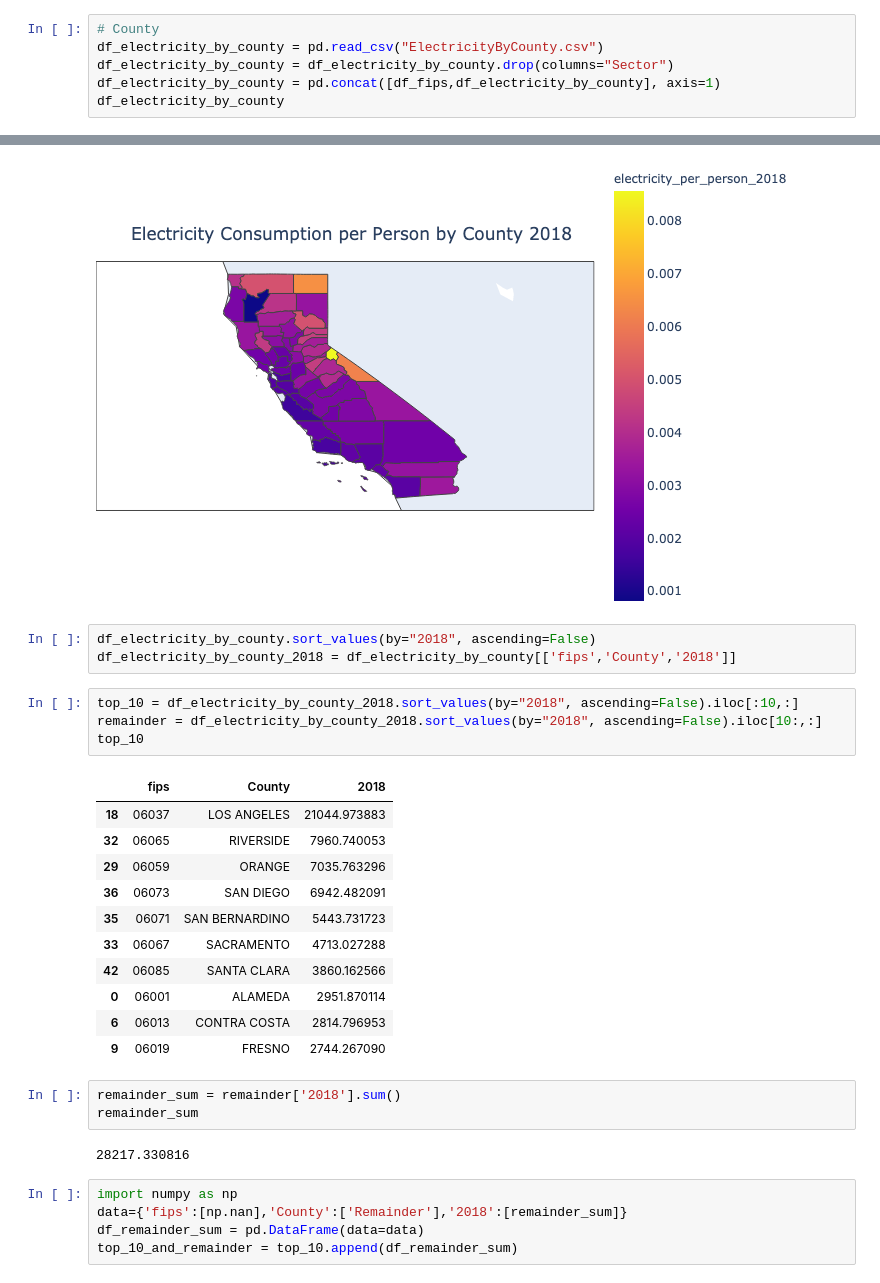
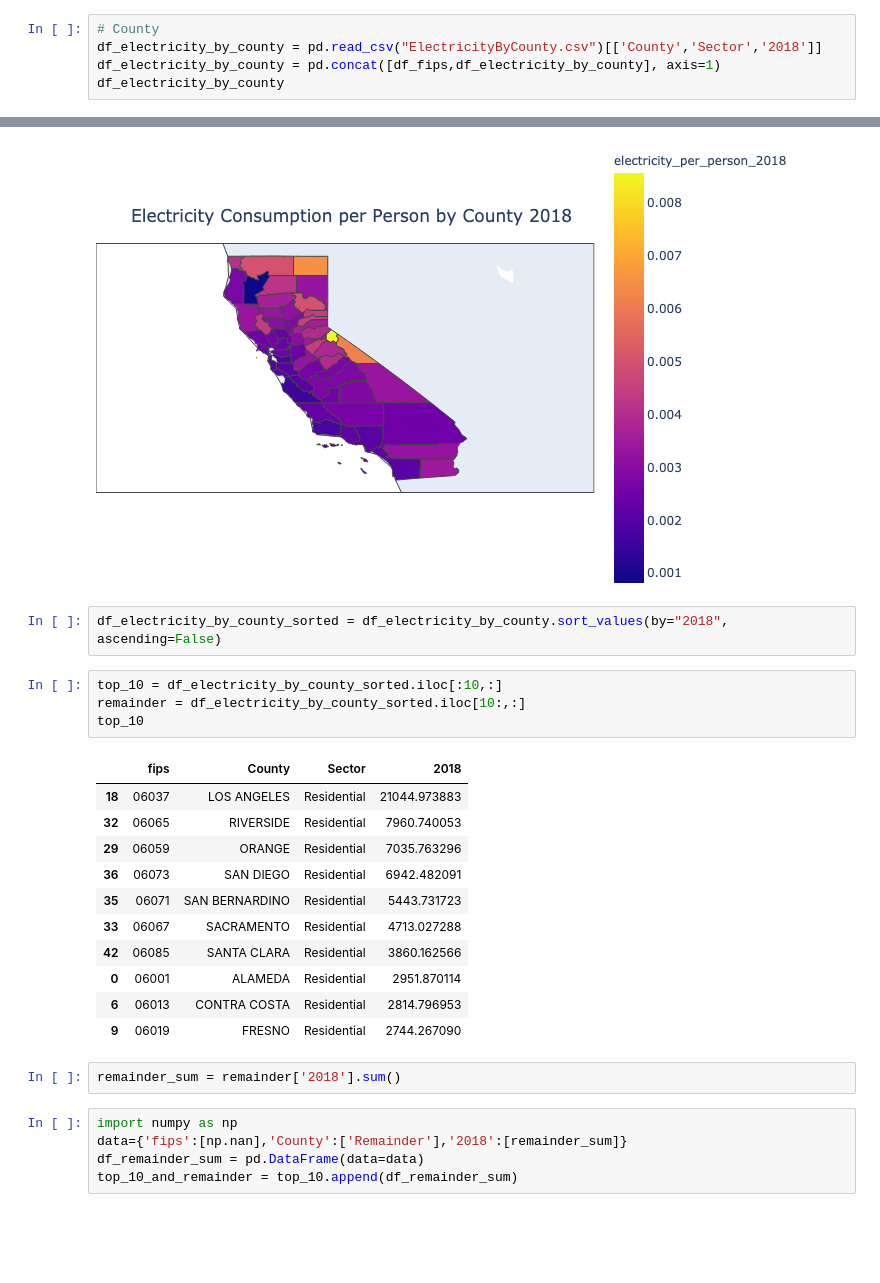
Before and after one commit to zach-brown-18/CA_Energy_Consumption, a Jupyter notebook: plotly_explore.ipynb, the cells around one changed output, grey strips where cells are left out. Cells and saved outputs as stored; diff of their text form; blank space fills up the shorter version.

```diff
--- a/plotly_explore.ipynb
+++ b/plotly_explore.ipynb
@@ -12,8 +12,7 @@ df_fips = pd.read_csv("ca_fips.csv", dtype={"fips": str})
 df_fips = df_fips.drop(columns="county")
 # %%
 # County
-df_electricity_by_county = pd.read_csv("ElectricityByCounty.csv")
-df_electricity_by_county = df_electricity_by_county.drop(columns="Sector")
+df_electricity_by_county = pd.read_csv("ElectricityByCounty.csv")[['County','Sector','2018']]
 df_electricity_by_county = pd.concat([df_fips,df_electricity_by_county], axis=1)
 df_electricity_by_county
 # %% [output]
@@ -107,29 +104,25 @@ fig_per_person.show("png")
 # %% [output]
 [figure]
 # %%
-df_electricity_by_county.sort_values(by="2018", ascending=False)
-df_electricity_by_county_2018 = df_electricity_by_county[['fips','County','2018']]
+df_electricity_by_county_sorted = df_electricity_by_county.sort_values(by="2018", ascending=False)
 # %%
-top_10 = df_electricity_by_county_2018.sort_values(by="2018", ascending=False).iloc[:10,:]
-remainder = df_electricity_by_county_2018.sort_values(by="2018", ascending=False).iloc[10:,:]
+top_10 = df_electricity_by_county_sorted.iloc[:10,:]
+remainder = df_electricity_by_county_sorted.iloc[10:,:]
 top_10
 # %% [output]
-|  | fips | County | 2018 |
-| 18 | 06037 | LOS ANGELES | 21044.973883 |
-| 32 | 06065 | RIVERSIDE | 7960.740053 |
-| 29 | 06059 | ORANGE | 7035.763296 |
-| 36 | 06073 | SAN DIEGO | 6942.482091 |
-| 35 | 06071 | SAN BERNARDINO | 5443.731723 |
-| 33 | 06067 | SACRAMENTO | 4713.027288 |
-| 42 | 06085 | SANTA CLARA | 3860.162566 |
-| 0 | 06001 | ALAMEDA | 2951.870114 |
-| 6 | 06013 | CONTRA COSTA | 2814.796953 |
-| 9 | 06019 | FRESNO | 2744.267090 |
+|  | fips | County | Sector | 2018 |
+| 18 | 06037 | LOS ANGELES | Residential | 21044.973883 |
+| 32 | 06065 | RIVERSIDE | Residential | 7960.740053 |
+| 29 | 06059 | ORANGE | Residential | 7035.763296 |
+| 36 | 06073 | SAN DIEGO | Residential | 6942.482091 |
+| 35 | 06071 | SAN BERNARDINO | Residential | 5443.731723 |
+| 33 | 06067 | SACRAMENTO | Residential | 4713.027288 |
+| 42 | 06085 | SANTA CLARA | Residential | 3860.162566 |
+| 0 | 06001 | ALAMEDA | Residential | 2951.870114 |
+| 6 | 06013 | CONTRA COSTA | Residential | 2814.796953 |
+| 9 | 06019 | FRESNO | Residential | 2744.267090 |
 # %%
 remainder_sum = remainder['2018'].sum()
-remainder_sum
-# %% [output]
-28217.330816
 # %%
 import numpy as np
 data={'fips':[np.nan],'County':['Remainder'],'2018':[remainder_sum]}
```
Also changed, not shown: parts of 9 cells of this notebook.
